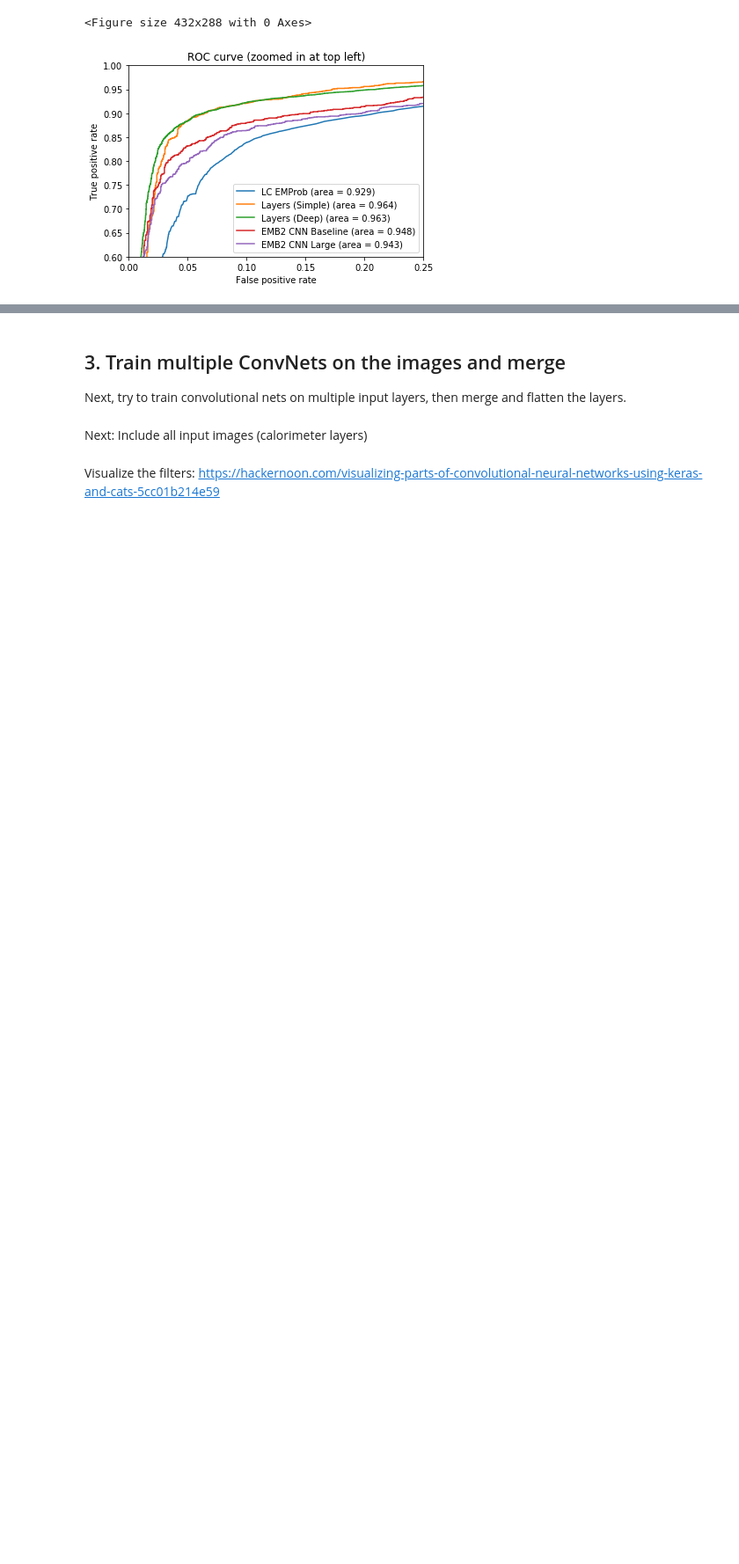
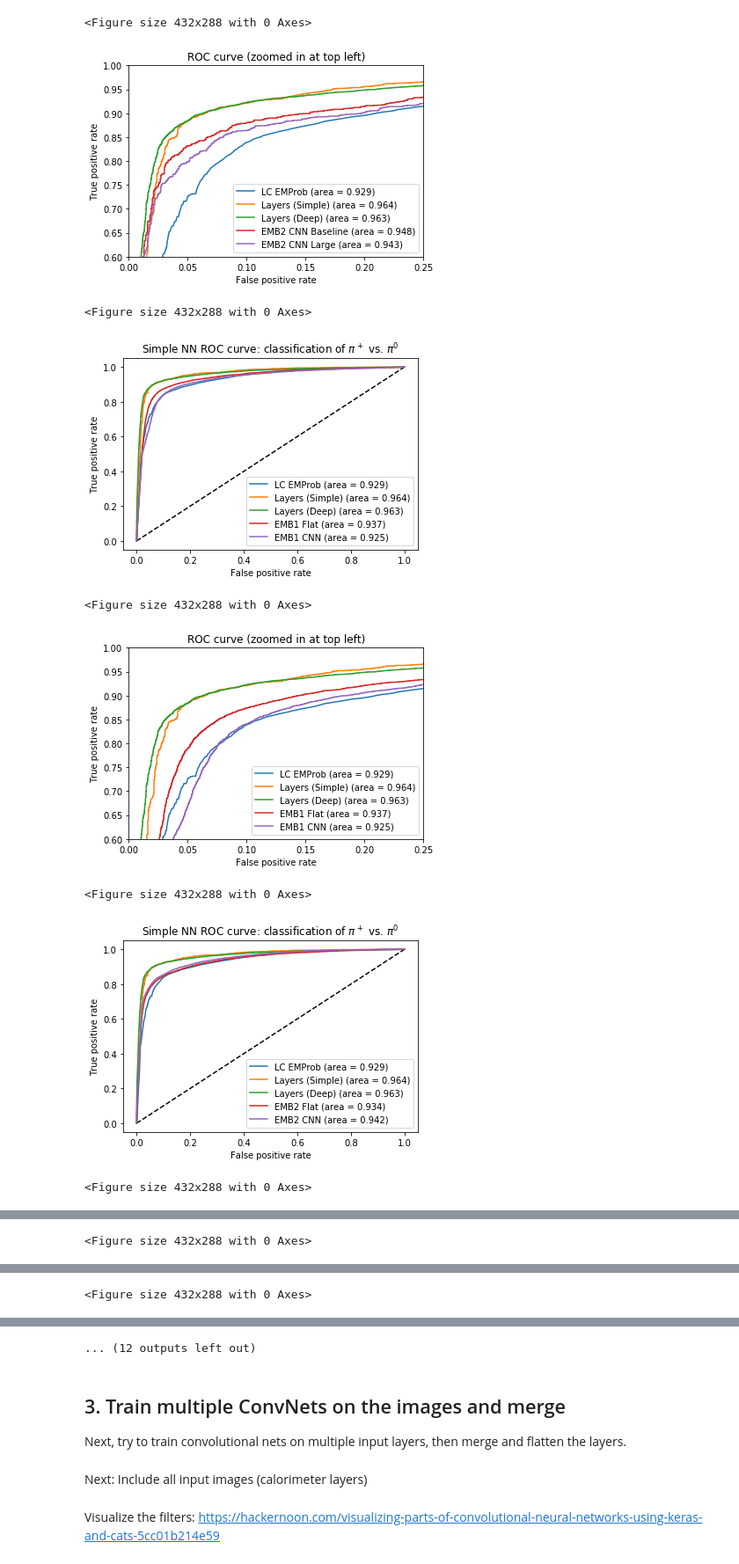
Before and after one commit to russbate42/UBCPionML, a Jupyter notebook: classifier/TopoClusterClassifier.ipynb, the cells around one changed output, grey strips where cells are left out. Shown at 88% size. Drawn from its saved outputs; the diff is of its cells as text; code cells hidden in the pictures; blank space fills up the shorter version.

```diff
--- a/classifier/TopoClusterClassifier.ipynb
+++ b/classifier/TopoClusterClassifier.ipynb
@@ -1280,3 +1379,18 @@ print("Area under curve: {}".format(auc_large))
 # %% [output]
 Area under curve: 0.9482839437465216
 Area under curve: 0.9426352090745941
+# %%
+y_baseline_layers_pred = {}
+fpr_baseline_layers = {}
+tpr_baseline_layers = {}
+thres_baseline_layers = {}
+auc_baseline_layers = {}
+for layer_i, layer_name in enumerate(layers):
+    y_baseline_layers_pred[layer_i] = model_cnn_base_layers[layer_i].predict(x_cnn_te[layer_i])
+    fpr_baseline_layers[layer_i], tpr_baseline_layers[layer_i], thres_baseline_layers[layer_i] = roc_curve(y_cnn_te_onehot[layer_i][:,1], y_baseline_layers_pred[layer_i][:,1])
+    auc_baseline_layers[layer_i] = auc(fpr_baseline_layers[layer_i], tpr_baseline_layers[layer_i])
+    print("Area under curve: {}".format(auc_baseline_layers[layer_i]))
+#     y_flat_pred[layer_i] = models_flat[layer_i].predict(x_flat_te[layer_i])
+#     fpr_flat_nn[layer_i], tpr_flat_nn[layer_i], thres_flat_nn[layer_i] = roc_curve(y_flat_te_onehot[layer_i][:,1], y_flat_pred[layer_i][:,1])
+#     auc_flat_nn[layer_i] = auc(fpr_flat_nn[layer_i], tpr_flat_nn[layer_i])
+#     print("Area under curve: {}".format(auc_flat_nn[layer_i]))
@@ -1323,3 +1444,50 @@ plt.show()
 [figure]
 <Figure size 432x288 with 0 Axes>
 [figure]
+# %%
+for layer_i, layer_name in enumerate(layers):
+    plt.cla(); plt.clf()
+    fig = plt.figure()
+    fig.patch.set_facecolor('white')
+
+    plt.plot([0, 1], [0, 1], 'k--')
+    plt.plot(fpr_lc, tpr_lc, label='LC EMProb (area = {:.3f})'.format(auc_lc))
+    plt.plot(fpr_simpleCombine, tpr_simpleCombine, label='{} (area = {:.3f})'.format("Layers (Simple)", auc_combined))
+    plt.plot(fpr_combine, tpr_combine, label='{} (area = {:.3f})'.format("Layers (Deep)", auc_combine))
+    plt.plot(fpr_flat_nn[layer_i], tpr_flat_nn[layer_i], label='{} Flat (area = {:.3f})'.format(layer_name, auc_flat_nn[layer_i]))
+    plt.plot(fpr_baseline_layers[layer_i], tpr_baseline_layers[layer_i], label='{} CNN (area = {:.3f})'.format(layer_name, auc_baseline_layers[layer_i]))
+    plt.xlabel('False positive rate')
+    plt.ylabel('True positive rate')
+    plt.title('Simple NN ROC curve: classification of $\pi^+$ vs. $\pi^0$')
+    plt.legend(loc='best')
+    plt.savefig('Plots/roc_layers_cnn_{}.pdf'.format(layer_name))
+    plt.show()
+
+
+    plt.cla(); plt.clf()
+    fig = plt.figure()
+    fig.patch.set_facecolor('white')
+    # Zoom in view of the upper left corner.
+    plt.xlim(0, 0.25)
+    plt.ylim(0.6, 1)
+    plt.plot([0, 1], [0, 1], 'k--')
+    plt.plot(fpr_lc, tpr_lc, label='LC EMProb (area = {:.3f})'.format(auc_lc))
+    plt.plot(fpr_simpleCombine, tpr_simpleCombine, label='{} (area = {:.3f})'.format("Layers (Simple)", auc_combined))
+    plt.plot(fpr_combine, tpr_combine, label='{} (area = {:.3f})'.format("Layers (Deep)", auc_combine))
+    plt.plot(fpr_flat_nn[layer_i], tpr_flat_nn[layer_i], label='{} Flat (area = {:.3f})'.format(layer_name, auc_flat_nn[layer_i]))
+    plt.plot(fpr_baseline_layers[layer_i], tpr_baseline_layers[layer_i], label='{} CNN (area = {:.3f})'.format(layer_name, auc_baseline_layers[layer_i]))
+    # ax[1].plot(fpr_nn, tpr_nn, label='Simple NN (area = {:.3f})'.format(auc_nn))
+    plt.xlabel('False positive rate')
+    plt.ylabel('True positive rate')
+    plt.title('ROC curve (zoomed in at top left)')
+    plt.legend(loc='best')
+    plt.savefig('Plots/roc_zoom_layers_cnn_{}.pdf'.format(layer_name))
+    plt.show()
+# %% [output]
+<Figure size 432x288 with 0 Axes>
+[figure, added]
+<Figure size 432x288 with 0 Axes>
+[figure, added]
+<Figure size 432x288 with 0 Axes>
+[figure, added]
+<Figure size 432x288 with 0 Axes>
@@ -1325,0 +1495 @@ plt.show()
+<Figure size 432x288 with 0 Axes>
@@ -1325,0 +1497 @@ plt.show()
+<Figure size 432x288 with 0 Axes>
@@ -1326,3 +1499,4 @@ plt.show()
+... (12 outputs left out)
 # %% [markdown]
 ## 3. Train multiple ConvNets on the images and merge
 
```
Also changed, not shown: parts of 13 cells of this notebook.
